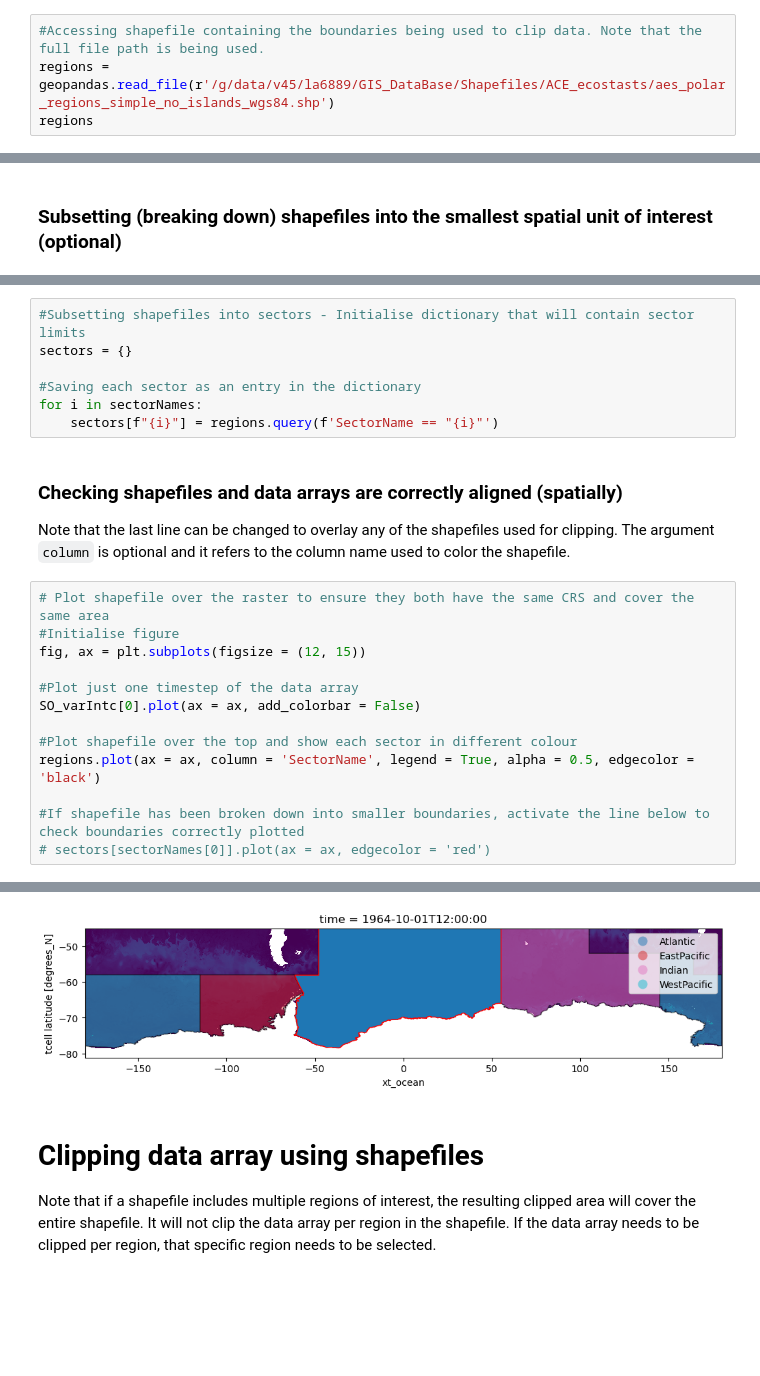
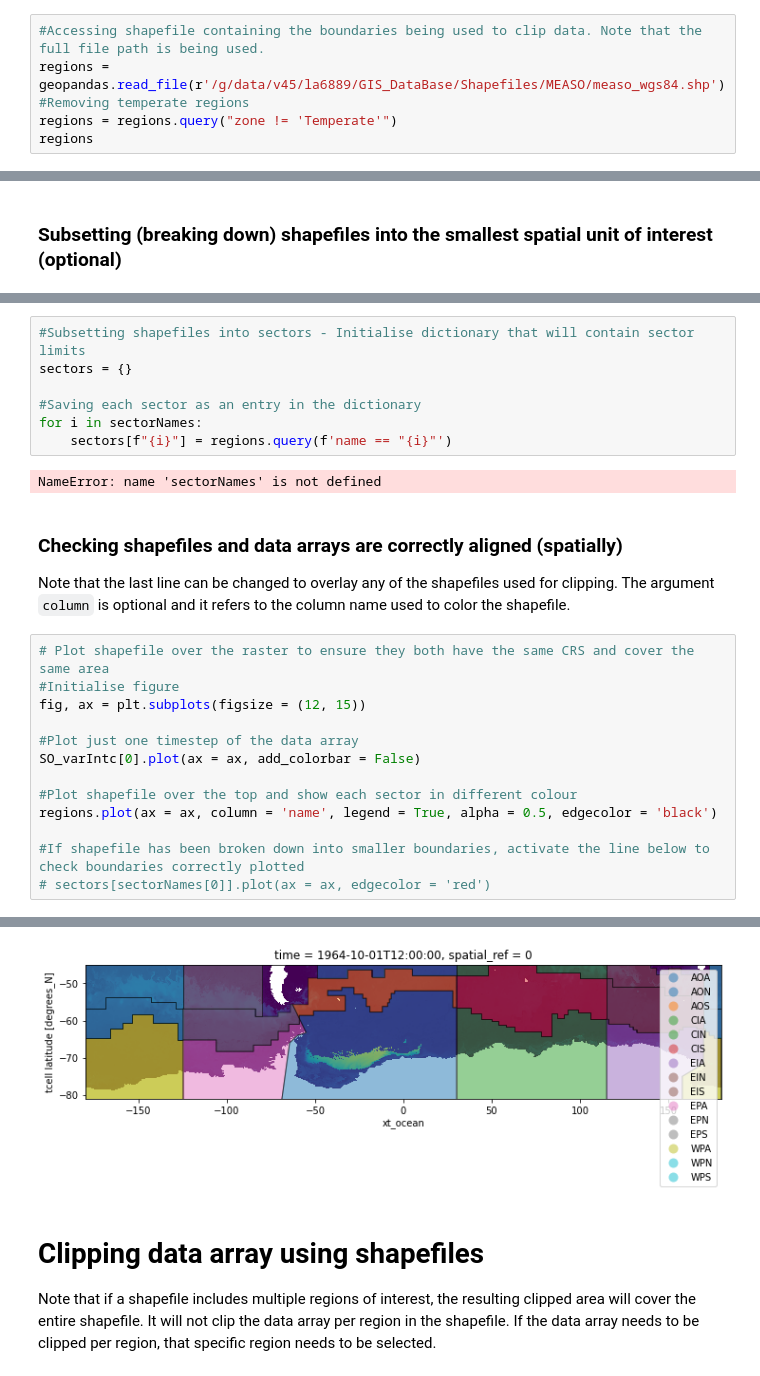
Before and after one commit to lidefi87/ACCESS_scripts_DFA, a Jupyter notebook: Scripts/ZonalStatistics.ipynb, the cells around one changed output, grey strips where cells are left out. Cells and saved outputs as stored; diff of their text form; blank space fills up the shorter version.

```diff
--- a/Scripts/ZonalStatistics.ipynb
+++ b/Scripts/ZonalStatistics.ipynb
@@ -214,6 +256,8 @@ Shapefiles can be broken down using the `query` function from `geopandas`. An ex
 Individual shapefiles per area of interest can also be used if preferred.
 # %%
 #Accessing shapefile containing the boundaries being used to clip data. Note that the full file path is being used.
-regions = geopandas.read_file(r'/g/data/v45/la6889/GIS_DataBase/Shapefiles/ACE_ecostasts/aes_polar_regions_simple_no_islands_wgs84.shp')
+regions = geopandas.read_file(r'/g/data/v45/la6889/GIS_DataBase/Shapefiles/MEASO/measo_wgs84.shp')
+#Removing temperate regions
+regions = regions.query("zone != 'Temperate'")
 regions
 # %% [output]
@@ -237,7 +307,9 @@ sectors = {}
 
 #Saving each sector as an entry in the dictionary
 for i in sectorNames:
-    sectors[f"{i}"] = regions.query(f'SectorName == "{i}"')
+    sectors[f"{i}"] = regions.query(f'name == "{i}"')
+# %% [output]
+NameError: name 'sectorNames' is not defined
 # %% [markdown]
 ### Checking shapefiles and data arrays are correctly aligned (spatially)
 Note that the last line can be changed to overlay any of the shapefiles used for clipping. The argument `column` is optional and it refers to the column name used to color the shapefile.
@@ -250,7 +322,7 @@ fig, ax = plt.subplots(figsize = (12, 15))
 SO_varIntc[0].plot(ax = ax, add_colorbar = False)
 
 #Plot shapefile over the top and show each sector in different colour
-regions.plot(ax = ax, column = 'SectorName', legend = True, alpha = 0.5, edgecolor = 'black')
+regions.plot(ax = ax, column = 'name', legend = True, alpha = 0.5, edgecolor = 'black')
 
 #If shapefile has been broken down into smaller boundaries, activate the line below to check boundaries correctly plotted
 # sectors[sectorNames[0]].plot(ax = ax, edgecolor = 'red')
@@ -259,4 +331,4 @@ regions.plot(ax = ax, column = 'SectorName', legend = True, alpha = 0.5, edgecol
-[figure, old version]
+[figure, new version]
 # %% [markdown]
 # Clipping data array using shapefiles
 Note that if a shapefile includes multiple regions of interest, the resulting clipped area will cover the entire shapefile. It will not clip the data array per region in the shapefile. If the data array needs to be clipped per region, that specific region needs to be selected.
```
Also changed, not shown: parts of 11 cells of this notebook, 4 other files.
